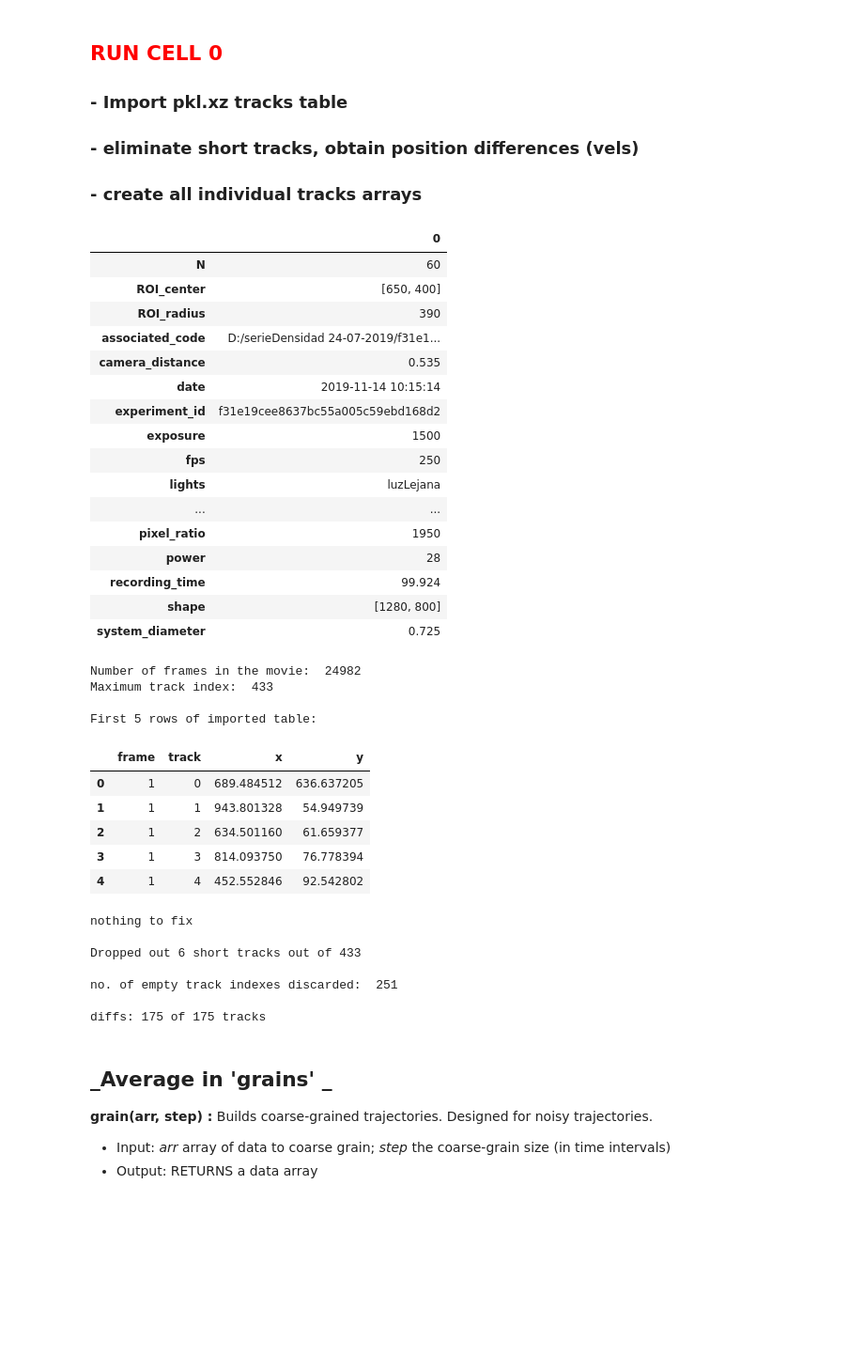
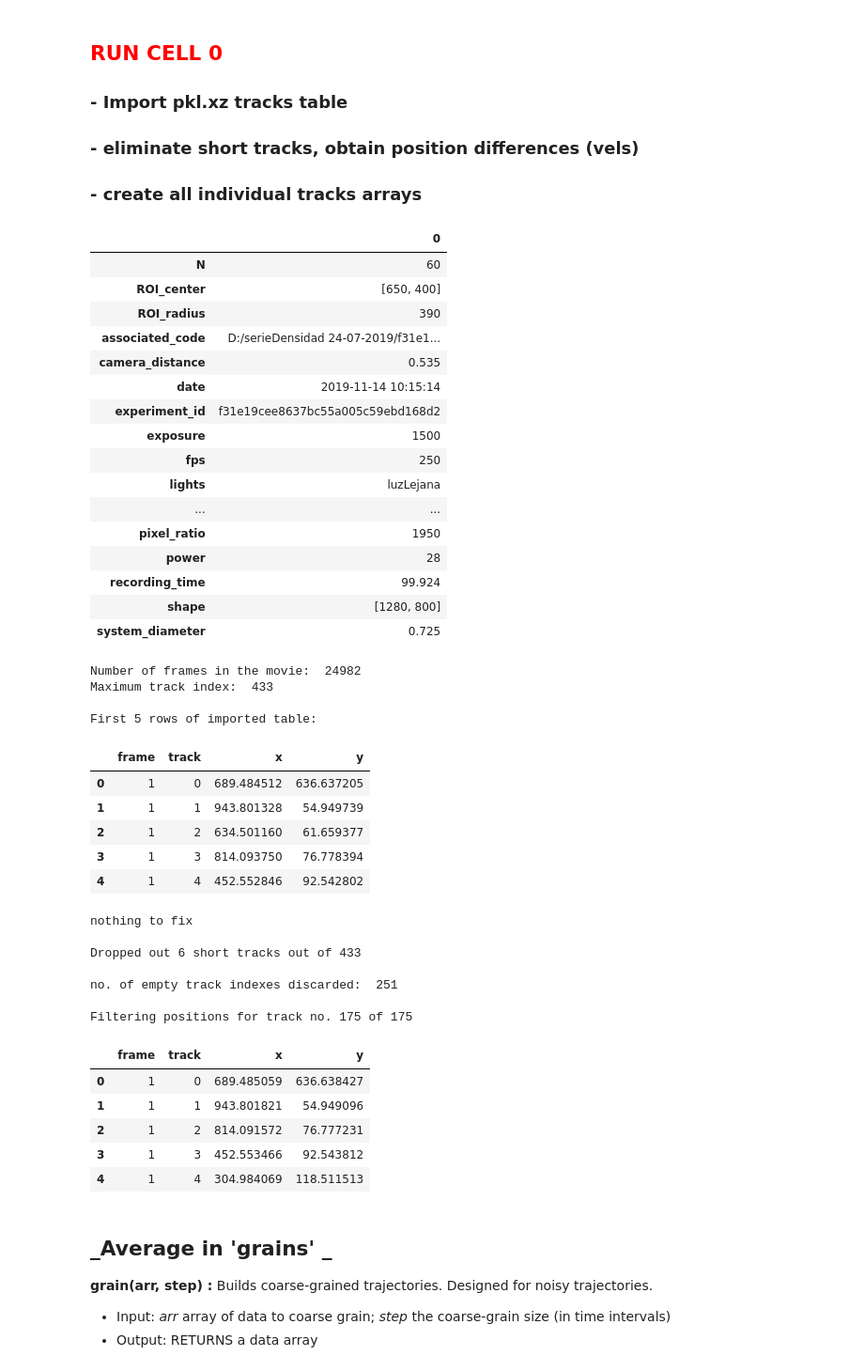
Before and after one commit to fvegar/Tracks, a Jupyter notebook: tracks_processing.ipynb, the cells around one changed output. Shown at 94% size. Cells and saved outputs as stored; diff of their text form; code cells hidden in the pictures; blank space fills up the shorter version.

```diff
--- a/tracks_processing.ipynb
+++ b/tracks_processing.ipynb
@@ -290,3 +339,27 @@ df.loc[df.track==10][-1:]
+# %%
+def butter_lowpass(fr,step,fps, arr):
+
+    #N, Wn = signal.buttord(1./(1.*fps/step),1./fps, 1/step, fps*0.5)
+    N, Wn = signal.buttord(fr/step, fr, 1/step, fps*0.5 ,0.5/fps)
+    b, a = signal.butter(N, Wn,'low')
+    y = signal.filtfilt(b, a, arr)
+    return y
+
+def filter_tracks_butter(fr,step,fps,tabla):
+    tabla_unfiltered = tabla.copy()
+    for i in range(Ntracks):
+        printp('Filtering positions for track no. ' + str(i+1) + ' of ' + str(Ntracks))
+        xb = butter_lowpass(fr,step,info.fps[0],tabla.loc[tabla['track']==i,'x'])
+        tabla.loc[tabla['track']==i,'x'] = xb
+        yb = butter_lowpass(fr,step,info.fps[0],tabla.loc[tabla['track']==i,'y'])
+        tabla.loc[tabla['track']==i,'y'] = yb
+    return tabla_unfiltered, tabla
+
+#def cheby1_lowpass(step,fps,arr):
+#    N, Wn = signal.cheb1ord(1./(1.*fps/step),1./fps, step, fps*0.5)
+#    b, a = signal.cheby1(N, 1./fps, Wn, 'low')
+#    y = signal.filtfilt(b, a, arr)
+#    return y
 # %% [markdown]
 ## <font color='RED'>RUN CELL 0</font>
 ### - Import pkl.xz tracks table
@@ -303,12 +376,22 @@ info = get_info(series_directory, hash_prefix)
 datos = simple_pickle_read(series_directory, hash_prefix)
 datos_orig, datos = reset_track_indexes(datos)
 
+# discard short tracks
 datos_250 = short_drop(250,datos)
 datos_250_orig, datos_250 = reset_track_indexes(datos_250)
+
+
 datos_250.head()
 
-datos_250 = vels(datos_250);
-tracks = all_tracks(datos_250, True)
+# (butterworth)-filter particle positions
+datos_250_unfiltered, datos_250 = filter_tracks_butter(0.8, 4, info.fps[0],datos_250)
+
+datos_250.head()
+
+# calculate velocities for all tracks
+#datos_250 = vels_diff(datos_250);
+#datos_250 = accels_diff(datos_250);
+#tracks = all_tracks(datos_250, True)
 # %% [output]
 |  | 0 |
 | N | 60 |
@@ -316,34 +399,40 @@ tracks = all_tracks(datos_250, True)
 | ROI_radius | 390 |
 | associated_code | D:/serieDensidad 24-07-2019/f31e1... |
 | camera_distance | 0.535 |
 | date | 2019-11-14 10:15:14 |
 | experiment_id | f31e19cee8637bc55a005c59ebd168d2 |
 | exposure | 1500 |
 | fps | 250 |
 | lights | luzLejana |
 | ... | ... |
 | pixel_ratio | 1950 |
 | power | 28 |
 | recording_time | 99.924 |
 | shape | [1280, 800] |
 | system_diameter | 0.725 |
 Number of frames in the movie:  24982
 Maximum track index:  433
 
 First 5 rows of imported table:
 |  | frame | track | x | y |
 | 0 | 1 | 0 | 689.484512 | 636.637205 |
 | 1 | 1 | 1 | 943.801328 | 54.949739 |
 | 2 | 1 | 2 | 634.501160 | 61.659377 |
 | 3 | 1 | 3 | 814.093750 | 76.778394 |
 | 4 | 1 | 4 | 452.552846 | 92.542802 |
 nothing to fix
 
 Dropped out 6 short tracks out of 433
 
 no. of empty track indexes discarded:  251
 
-diffs: 175 of 175 tracks
+Filtering positions for track no. 175 of 175
+|  | frame | track | x | y |
+| 0 | 1 | 0 | 689.485059 | 636.638427 |
+| 1 | 1 | 1 | 943.801821 | 54.949096 |
+| 2 | 1 | 2 | 814.091572 | 76.777231 |
+| 3 | 1 | 3 | 452.553466 | 92.543812 |
+| 4 | 1 | 4 | 304.984069 | 118.511513 |
 # %% [markdown]
 ## _Average in 'grains' _
 
```
Also changed, not shown: parts of 17 cells of this notebook.
